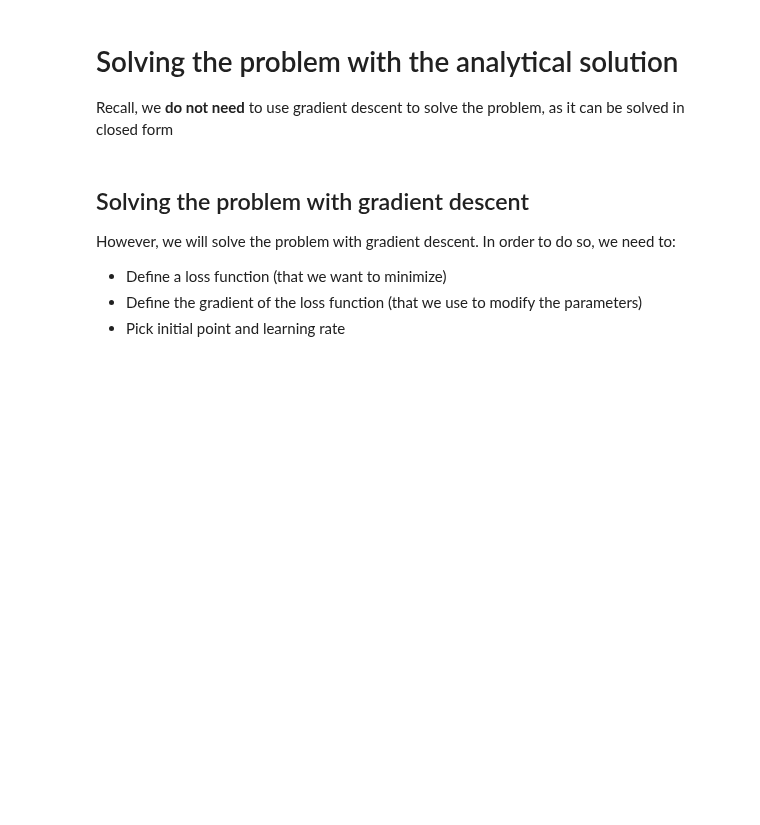
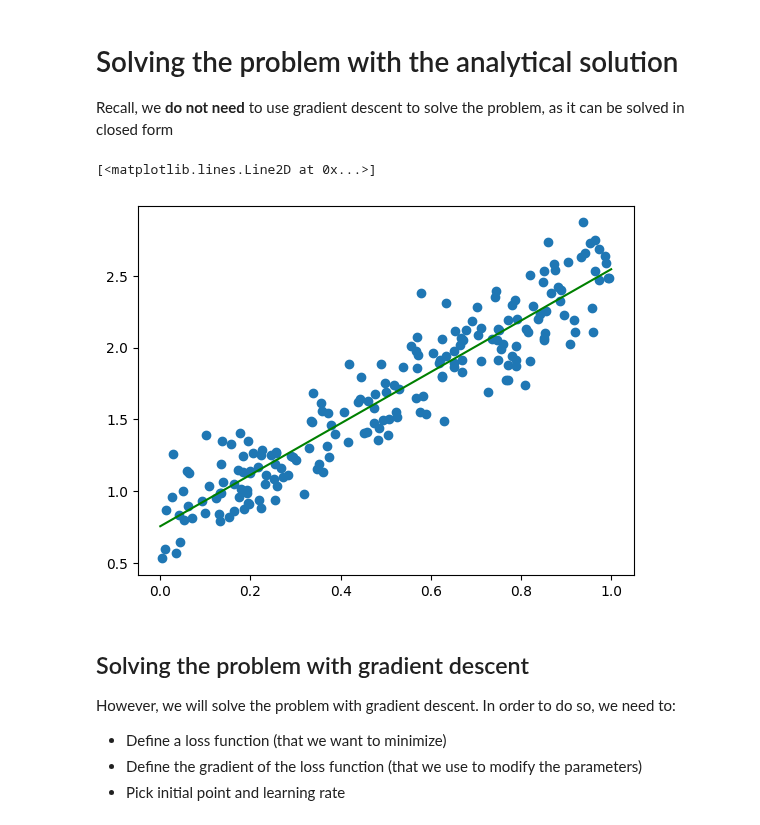
Before and after one commit to FelixFritz02/MasterKL, a Jupyter notebook: AI Numerics/Exercises/sheet01/1_linear_regression.ipynb, the cells around one changed output. Saved outputs shown, nothing was run; the diff lists cells and outputs as text; code cells hidden in the pictures; blank space fills up the shorter version.

```diff
--- a/AI Numerics/Exercises/sheet01/1_linear_regression.ipynb
+++ b/AI Numerics/Exercises/sheet01/1_linear_regression.ipynb
@@ -17,10 +20,13 @@ plt.plot(x_plot, y_plot, c='orange')
 # Solving the problem with the analytical solution
 Recall, we **do not need** to use gradient descent to solve the problem, as it can be solved in closed form
 # %%
-theta_a = 0 # TODO: complete here
+theta_a = np.matmul(np.matmul(np.linalg.inv(np.matmul(X.T, X)), X.T), y)
 x_plot, y_plot = evaluate_regression_plot(theta=theta_a)
 plt.scatter(X[:, 1], y)
 plt.plot(x_plot, y_plot, c='green')
+# %% [output]
+[<matplotlib.lines.Line2D at 0x...>]
+[figure, added]
 # %% [markdown]
 ## Solving the problem with gradient descent
 However, we will solve the problem with gradient descent. In order to do so, we need to:
```
Also changed, not shown: parts of 8 cells of this notebook, 2 other files.
